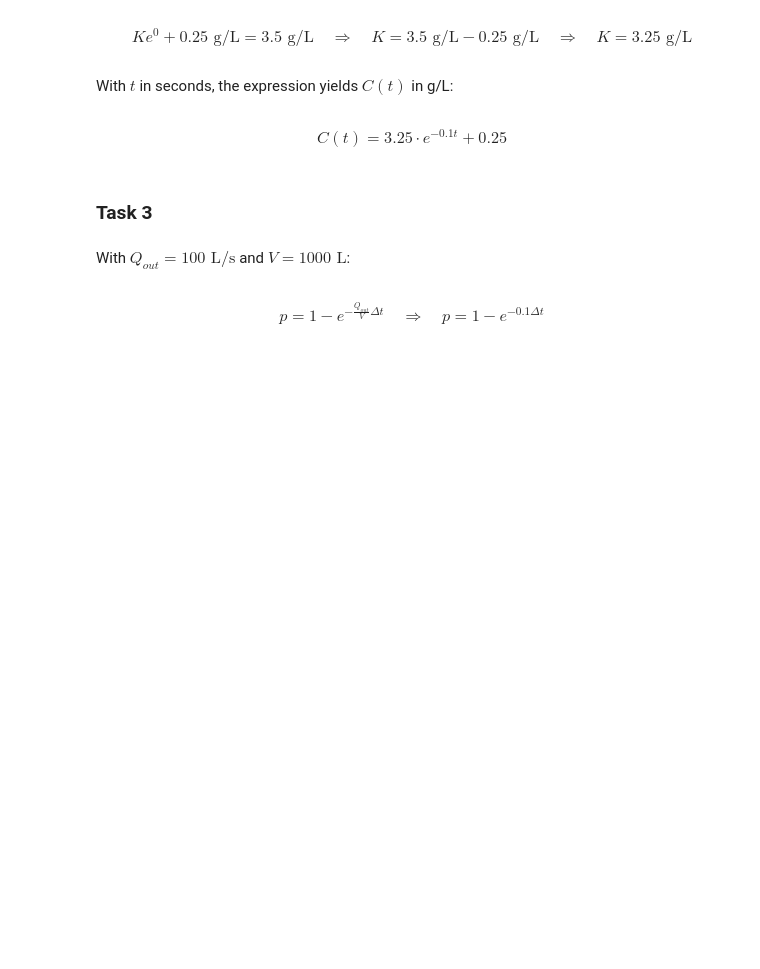
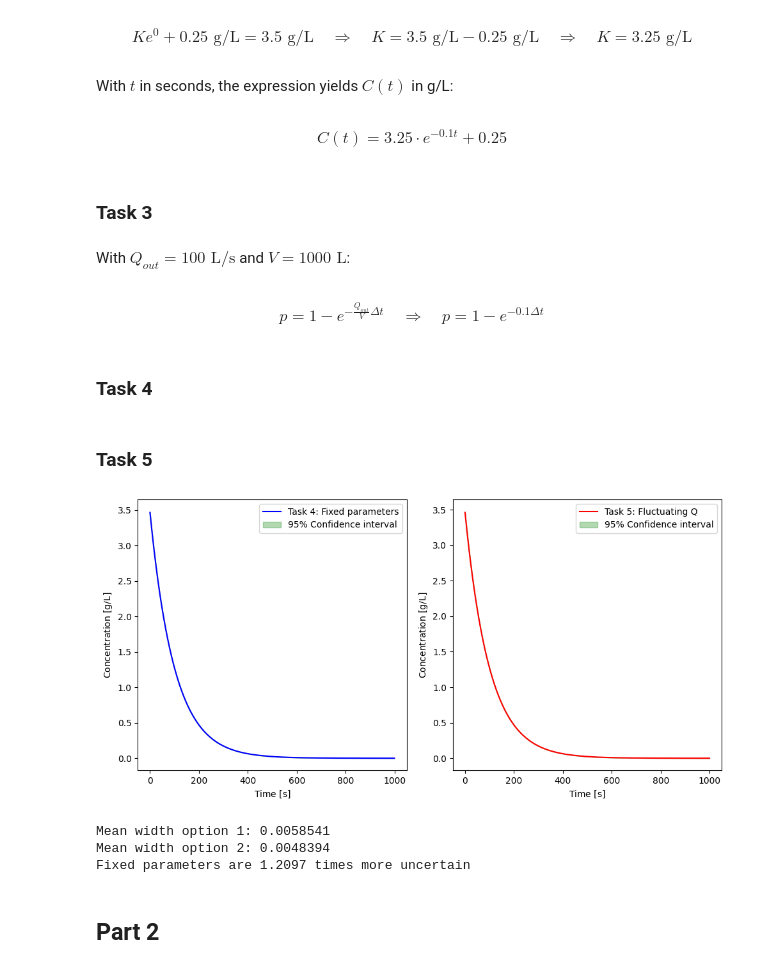
Before and after one commit to simengaasland/MOD510-Projects, a Jupyter notebook: Project 4/Project4_Report.ipynb, the cells around one changed output. Drawn from its saved outputs; the diff is of its cells as text; code cells hidden in the pictures; blank space fills up the shorter version.

Commit message:
Added E1 Part 1 & 2

```diff
--- a/Project 4/Project4_Report.ipynb
+++ b/Project 4/Project4_Report.ipynb
@@ -71,3 +71,5 @@ $$C(t)= 3.25 \cdot e^{-0.1t} + 0.25$$
 With $Q_{out} = 100 \text{ L/s}$ and $V = 1000 \text{ L}$:
 # %% [markdown]
 $$p = 1 - e^{-\frac{Q_{out}}{V} \Delta t} \quad \Rightarrow \quad p = 1 - e^{-0.1 \Delta t}$$
+# %% [markdown]
+### Task 4
@@ -73,0 +101,64 @@ $$p = 1 - e^{-\frac{Q_{out}}{V} \Delta t} \quad \Rightarrow \quad p = 1 - e^{-0.
+# %% [markdown]
+### Task 5
+# %%
+r_seed = 18
+n_runs = 100
+n_steps = 1000
+dt = 0.1
+concentration_history = np.zeros((n_runs, n_steps))
+
+for run in range(n_runs):
+    v = rnd.uniform(950, 1050)
+    c = rnd.uniform(3.4, 3.6)
+
+    for t in range(n_steps):
+        q_out = q_in = rnd.uniform(95, 105)
+        c_in = 0.0
+        p = 1 - np.exp((-q_out / v) * dt)
+        c = c * (1 - p) + c_in * p
+        concentration_history[run, t] = c
+
+c_mean_op2 = np.mean(concentration_history, axis = 0)
+c_std_op2 = np.std(concentration_history, axis = 0)
+ci_lower_op2 = c_mean_op2 - 1.96 * (c_std_op2 / np.sqrt(n_runs))
+ci_upper_op2 = c_mean_op2 + 1.96 * (c_std_op2 / np.sqrt(n_runs))
+# %%
+import matplotlib.pyplot as plt
+time = np.arange(n_steps)
+
+plt.figure(figsize=(10, 5))
+
+plt.subplot(1, 2, 1)
+plt.plot(time, c_mean_op1, color = 'blue',label = 'Task 4: Fixed parameters')
+plt.fill_between(time, ci_lower_op1, ci_upper_op1, alpha=0.3, color = 'green', label = "95% Confidence interval")
+plt.legend()
+plt.ylabel(r'Concentration $[\text{g/L}]$')
+plt.xlabel(r'Time $[\text{s}]$')
+
+
+plt.subplot(1, 2, 2)
+plt.plot(time, c_mean_op2, color = 'red', label = 'Task 5: Fluctuating Q')
+plt.fill_between(time, ci_lower_op2, ci_upper_op2, alpha=0.3, color = 'green', label = "95% Confidence interval")
+plt.legend()
+plt.ylabel(r'Concentration $[\text{g/L}]$')
+plt.xlabel(r'Time $[\text{s}]$')
+plt.tight_layout()
+plt.show()
+# %% [output]
+[figure, added]
+# %%
+width_op1 = ci_upper_op1 - ci_lower_op1
+width_op2 = ci_upper_op2 - ci_lower_op2
+
+mean_width_op1 = np.mean(width_op1)
+mean_width_op2 = np.mean(width_op2)
+
+print(f'Mean width option 1: {mean_width_op1:.7f}')
+print(f'Mean width option 2: {mean_width_op2:.7f}')
+print(f'Fixed parameters are {mean_width_op1/ mean_width_op2:.4f} times more uncertain')
+# %% [output]
+Mean width option 1: 0.0058541
+Mean width option 2: 0.0048394
+Fixed parameters are 1.2097 times more uncertain
+# %% [markdown]
+## Part 2
```
Also changed, not shown: parts of 3 cells of this notebook.
